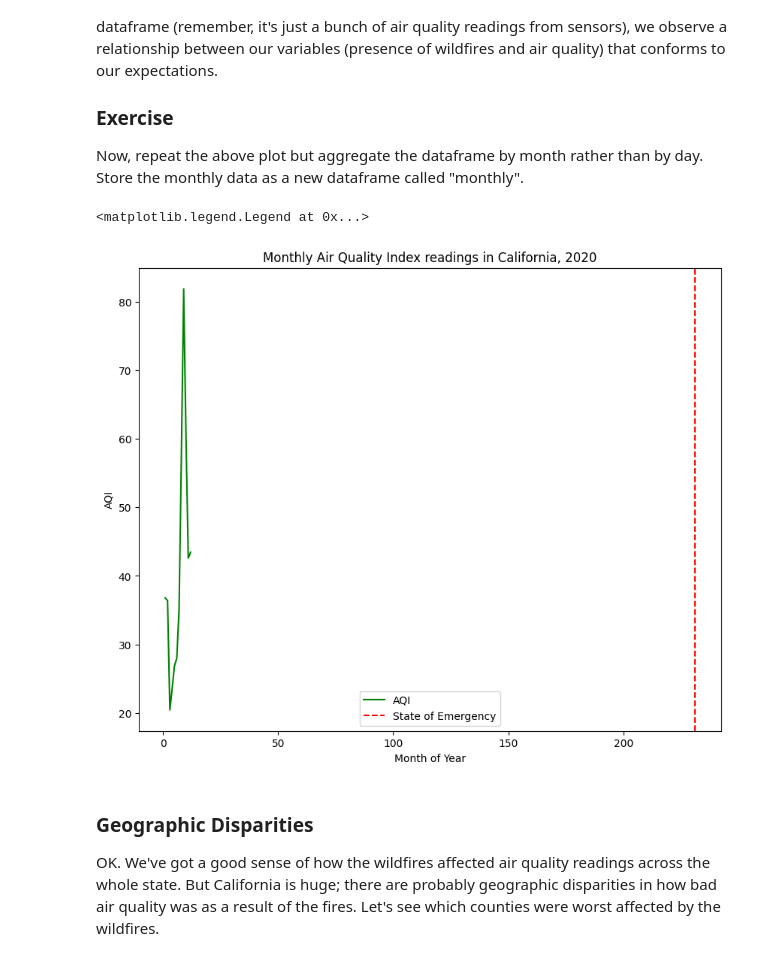
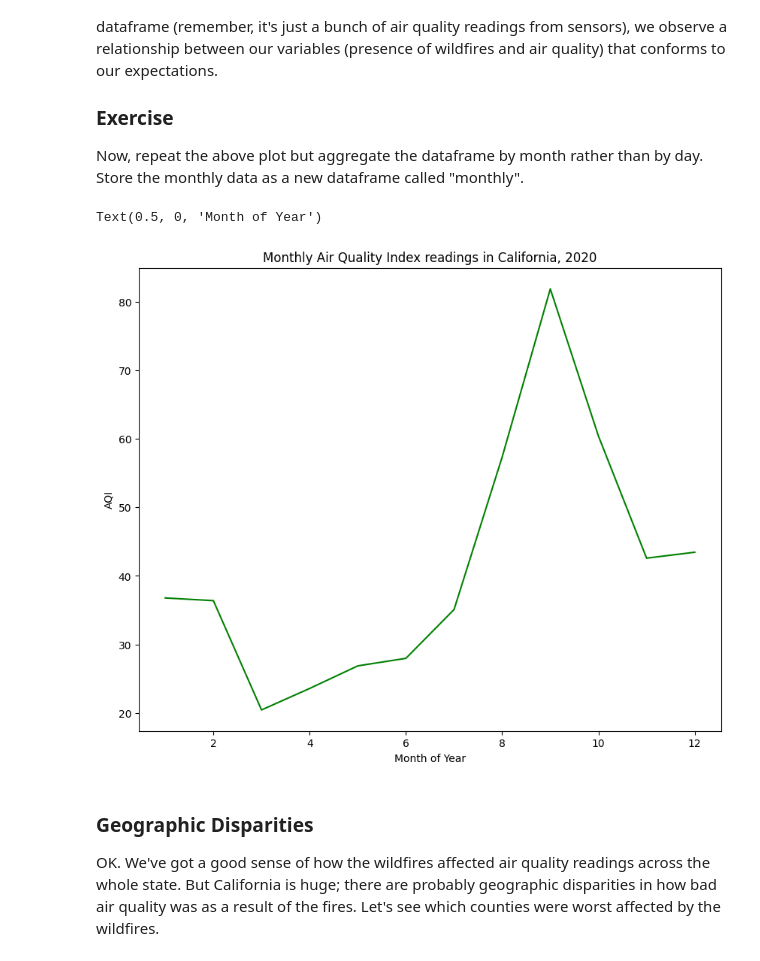
Before and after one commit to jasminebarry/BASC0005, a Jupyter notebook: notebooks_2025_option_2/W03. Spatial Data.ipynb, the cells around one changed output. Drawn from its saved outputs; the diff is of its cells as text; code cells hidden in the pictures.

```diff
--- a/notebooks_2025_option_2/W03. Spatial Data.ipynb
+++ b/notebooks_2025_option_2/W03. Spatial Data.ipynb
@@ -208,21 +208,17 @@ Now, repeat the above plot but aggregate the dataframe by month rather than by d
 # %%
 
 monthly=df.groupby('Month')['AQI'].mean()
 monthly
 # plot the daily data
 monthly.plot(color='green')
 
 #add title and axis labels
 plt.title('Monthly Air Quality Index readings in California, 2020')
 plt.ylabel('AQI')
 plt.xlabel('Month of Year')
-
-# add a dashed black line on August 18th (the 231st day of the year)
-plt.axvline(231, color='red', linestyle='--', label='State of Emergency')
-plt.legend()
 # %% [output]
-<matplotlib.legend.Legend at 0x...>
+Text(0.5, 0, 'Month of Year')
-[figure, old version]
+[figure, new version]
 # %% [markdown]
 ### Geographic Disparities
 
```
